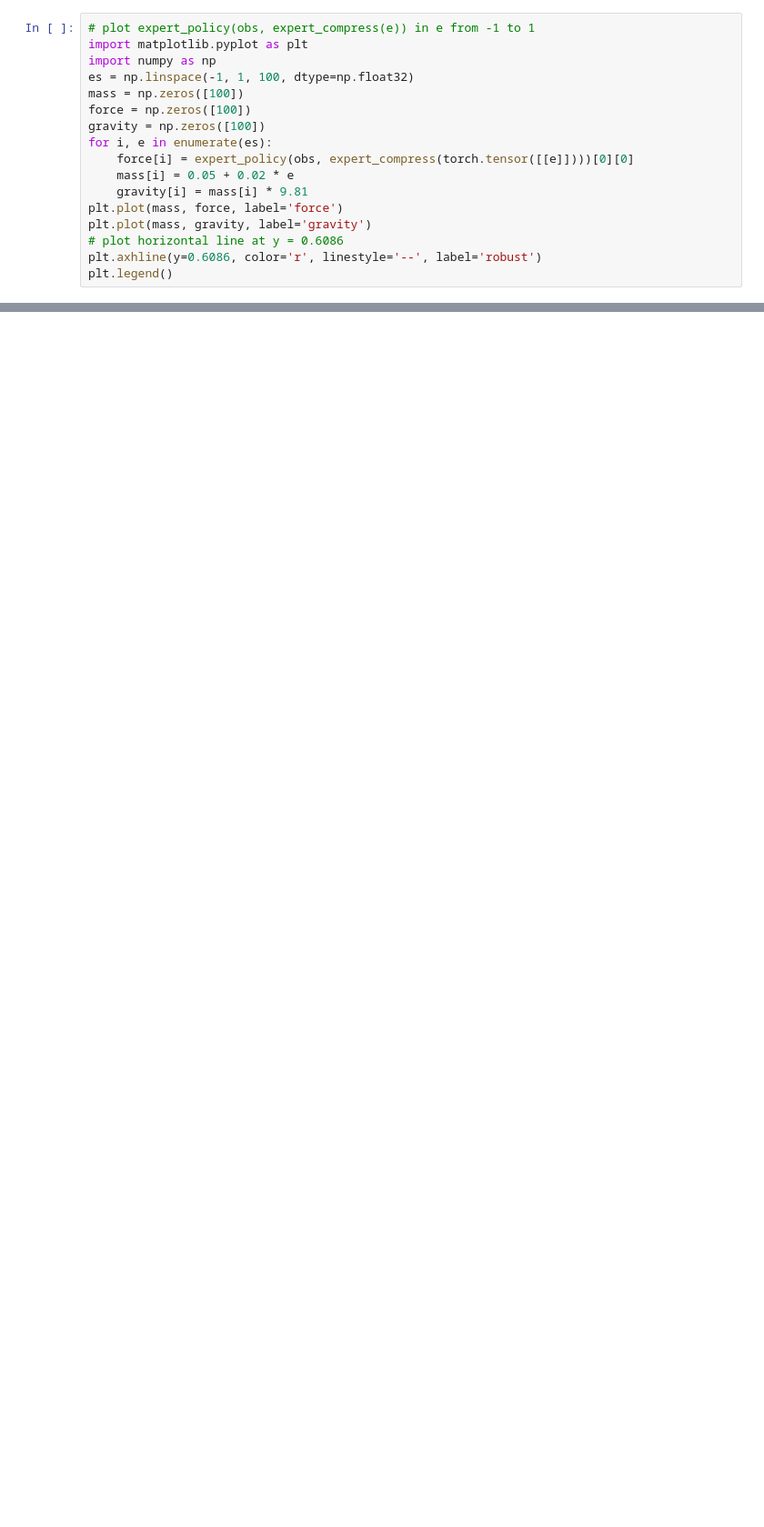
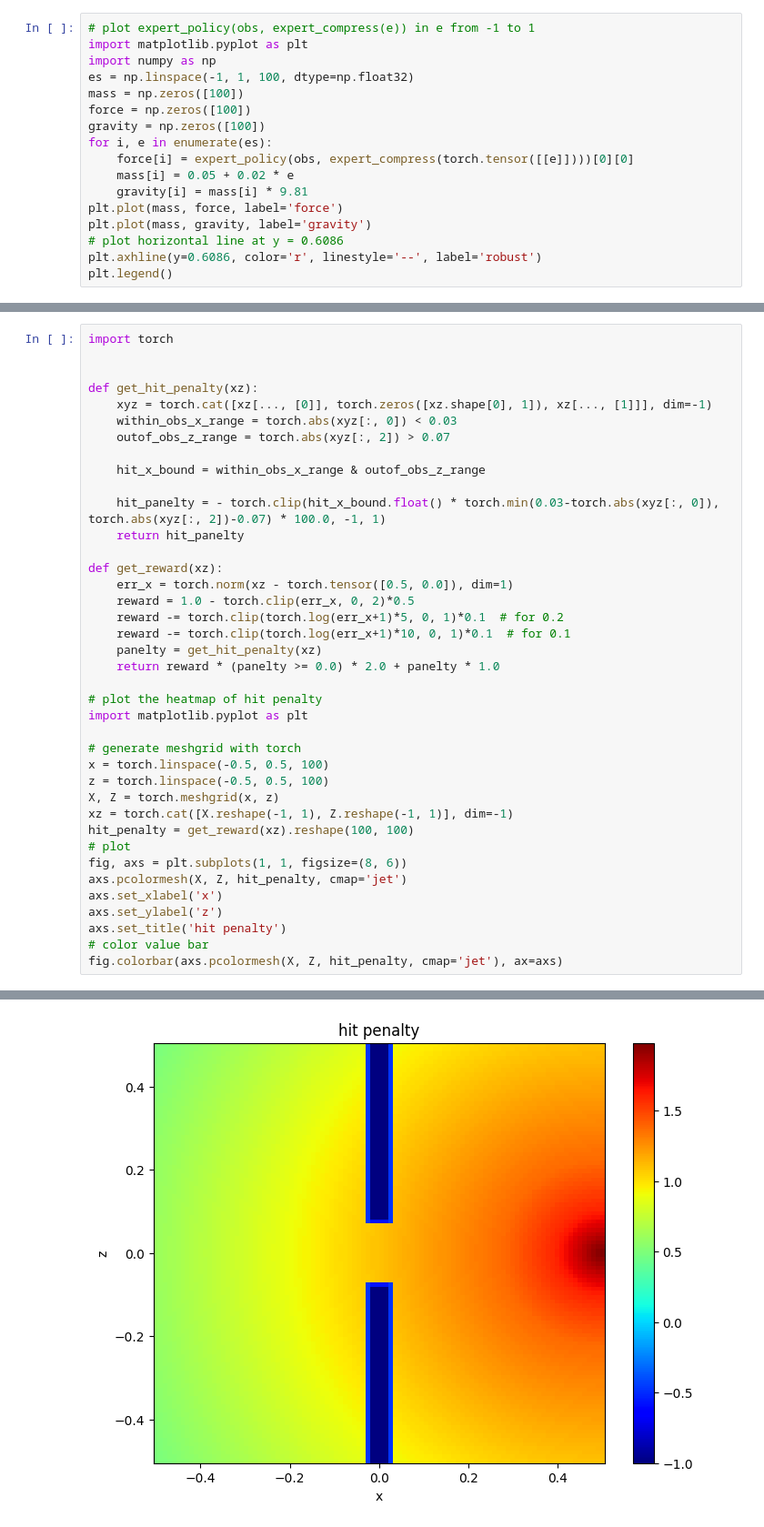
Before and after one commit to jc-bao/policy-adaptation-survey, a Jupyter notebook: adaptive_control_gym/utils/plot.ipynb, the cells around one changed output, grey strips where cells are left out. Shown at 91% size. Saved outputs shown, nothing was run; the diff lists cells and outputs as text; blank space fills up the shorter version.

```diff
--- a/adaptive_control_gym/utils/plot.ipynb
+++ b/adaptive_control_gym/utils/plot.ipynb
@@ -155,0 +151,40 @@ sns.lineplot(data=data_torch, x='time', y='vrpy_drones_0', ax=axs, label='vrpy_d
+# %%
+import torch
+
+
+def get_hit_penalty(xz):
+    xyz = torch.cat([xz[..., [0]], torch.zeros([xz.shape[0], 1]), xz[..., [1]]], dim=-1)
+    within_obs_x_range = torch.abs(xyz[:, 0]) < 0.03
+    outof_obs_z_range = torch.abs(xyz[:, 2]) > 0.07
+
+    hit_x_bound = within_obs_x_range & outof_obs_z_range
+
+    hit_panelty = - torch.clip(hit_x_bound.float() * torch.min(0.03-torch.abs(xyz[:, 0]), torch.abs(xyz[:, 2])-0.07) * 100.0, -1, 1)
+    return hit_panelty
+
+def get_reward(xz):
+    err_x = torch.norm(xz - torch.tensor([0.5, 0.0]), dim=1)
+    reward = 1.0 - torch.clip(err_x, 0, 2)*0.5
+    reward -= torch.clip(torch.log(err_x+1)*5, 0, 1)*0.1  # for 0.2
+    reward -= torch.clip(torch.log(err_x+1)*10, 0, 1)*0.1  # for 0.1
+    panelty = get_hit_penalty(xz)
+    return reward * (panelty >= 0.0) * 2.0 + panelty * 1.0
+
+# plot the heatmap of hit penalty
+import matplotlib.pyplot as plt
+
+# generate meshgrid with torch
+x = torch.linspace(-0.5, 0.5, 100)
+z = torch.linspace(-0.5, 0.5, 100)
+X, Z = torch.meshgrid(x, z)
+xz = torch.cat([X.reshape(-1, 1), Z.reshape(-1, 1)], dim=-1)
+hit_penalty = get_reward(xz).reshape(100, 100)
+# plot
+fig, axs = plt.subplots(1, 1, figsize=(8, 6))
+axs.pcolormesh(X, Z, hit_penalty, cmap='jet')
+axs.set_xlabel('x')
+axs.set_ylabel('z')
+axs.set_title('hit penalty')
+# color value bar
+fig.colorbar(axs.pcolormesh(X, Z, hit_penalty, cmap='jet'), ax=axs)
+# %% [output]
@@ -155,0 +192 @@ sns.lineplot(data=data_torch, x='time', y='vrpy_drones_0', ax=axs, label='vrpy_d
+[figure, added]
```
Also changed, not shown: parts of 3 cells of this notebook, 1 other file.
